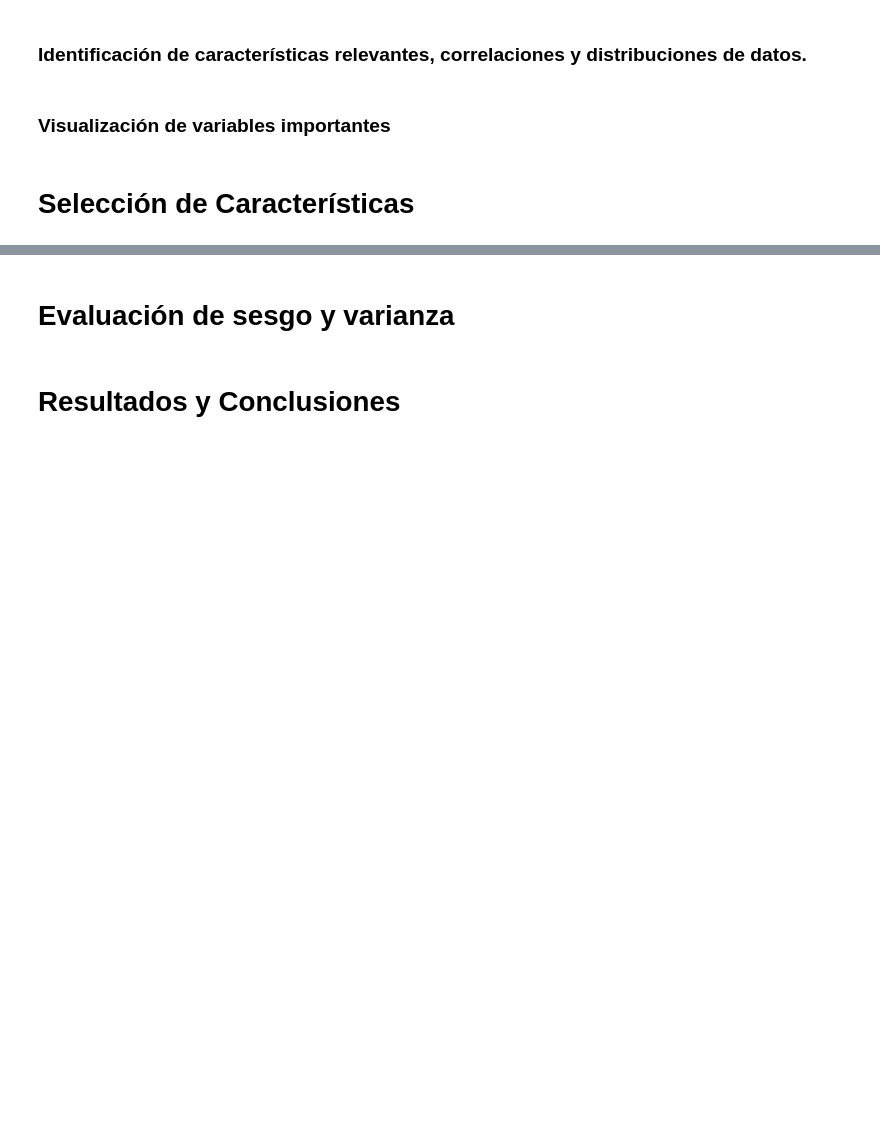
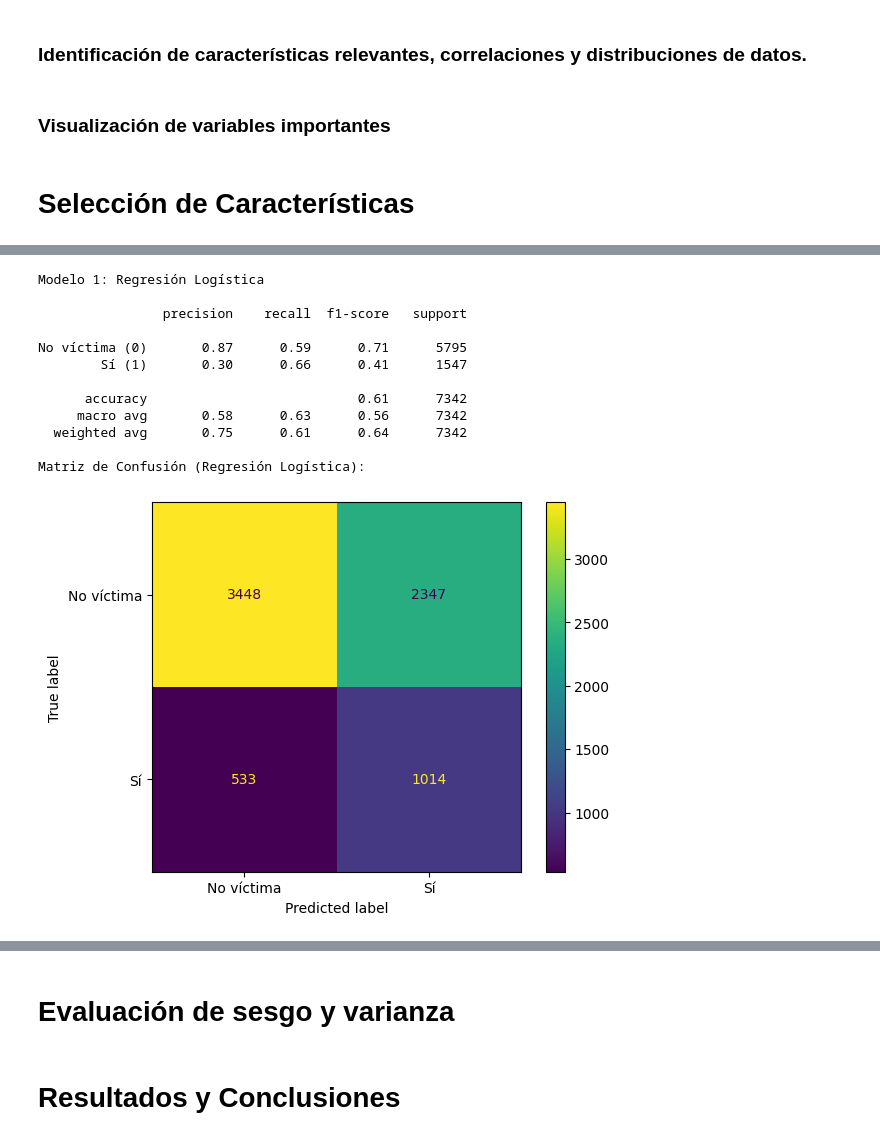
Before and after one commit to zMRGABOz/tarea_2_ia, a Jupyter notebook: src/main.ipynb, the cells around one changed output, grey strips where cells are left out. Cells and saved outputs as stored; diff of their text form; code cells hidden in the pictures; blank space fills up the shorter version.

Commit message:
añade 2 algoritmos de clasificación

```diff
--- a/src/main.ipynb
+++ b/src/main.ipynb
@@ -423,0 +418,9 @@ for p in ax_d.patches:
+# %%
+from sklearn.model_selection import train_test_split
+
+df_modelos = df_informantes
+
+y = df_modelos['VH_DMCS']
+X = df_modelos.drop(columns=['VH_DMCS'])
+
+X_train, X_test, y_train, y_test = train_test_split(X, y, test_size=0.3, random_state=42, stratify=y)
@@ -423,0 +439,67 @@ for p in ax_d.patches:
+# %%
+from sklearn.linear_model import LogisticRegression
+from sklearn.pipeline import Pipeline
+from sklearn.impute import SimpleImputer
+from sklearn.preprocessing import StandardScaler, OneHotEncoder, OrdinalEncoder
+from sklearn.compose import ColumnTransformer
+from sklearn.metrics import classification_report, ConfusionMatrixDisplay
+
+# Definimos 2 transformadores
+numeric_features = ['rph_edad']
+categorical_features = ['nse_label', 'percepcion_label', 'rejas_label', 'region_label']
+
+# Pipeline para variables numéricas
+numeric_transformer = Pipeline(steps=[
+    ('imputer', SimpleImputer(strategy='median')), # Rellenar edad si falta
+    ('scaler', StandardScaler()) # Escalar
+])
+
+# Pipeline para variables categóricas
+categorical_transformer = Pipeline(steps=[
+    ('imputer', SimpleImputer(strategy='most_frequent')), # Rellenar "No sabe" con la moda
+    ('onehot', OneHotEncoder(handle_unknown='ignore')) # Convertir a dummies
+])
+
+# Combinar transformadores
+preprocessor_lr = ColumnTransformer(
+    transformers=[
+        ('num', numeric_transformer, numeric_features),
+        ('cat', categorical_transformer, categorical_features)
+    ])
+
+# Crear el Pipeline Para LogisticRegression
+pipe_lr = Pipeline(steps=[
+    ('preprocessor', preprocessor_lr),
+    ('classifier', LogisticRegression(
+        class_weight='balanced',
+        random_state=42,
+        max_iter=1000
+    ))
+])
+
+# Entrenar y Evaluar
+print("Modelo 1: Regresión Logística\n")
+pipe_lr.fit(X_train, y_train)
+y_pred_lr = pipe_lr.predict(X_test)
+
+# Mostrar Reporte de Clasificación
+print(classification_report(y_test, y_pred_lr, target_names=['No víctima (0)', 'Sí (1)']))
+
+# Mostrar Matriz de Confusión
+print("Matriz de Confusión (Regresión Logística):")
+ConfusionMatrixDisplay.from_estimator(pipe_lr, X_test, y_test, display_labels=['No víctima', 'Sí'])
+plt.show()
+# %% [output]
+Modelo 1: Regresión Logística
+
+                precision    recall  f1-score   support
+
+No víctima (0)       0.87      0.59      0.71      5795
+        Sí (1)       0.30      0.66      0.41      1547
+
+      accuracy                           0.61      7342
+     macro avg       0.58      0.63      0.56      7342
+  weighted avg       0.75      0.61      0.64      7342
+
+Matriz de Confusión (Regresión Logística):
+[figure, added]
```
Also changed, not shown: parts of 6 cells of this notebook.
